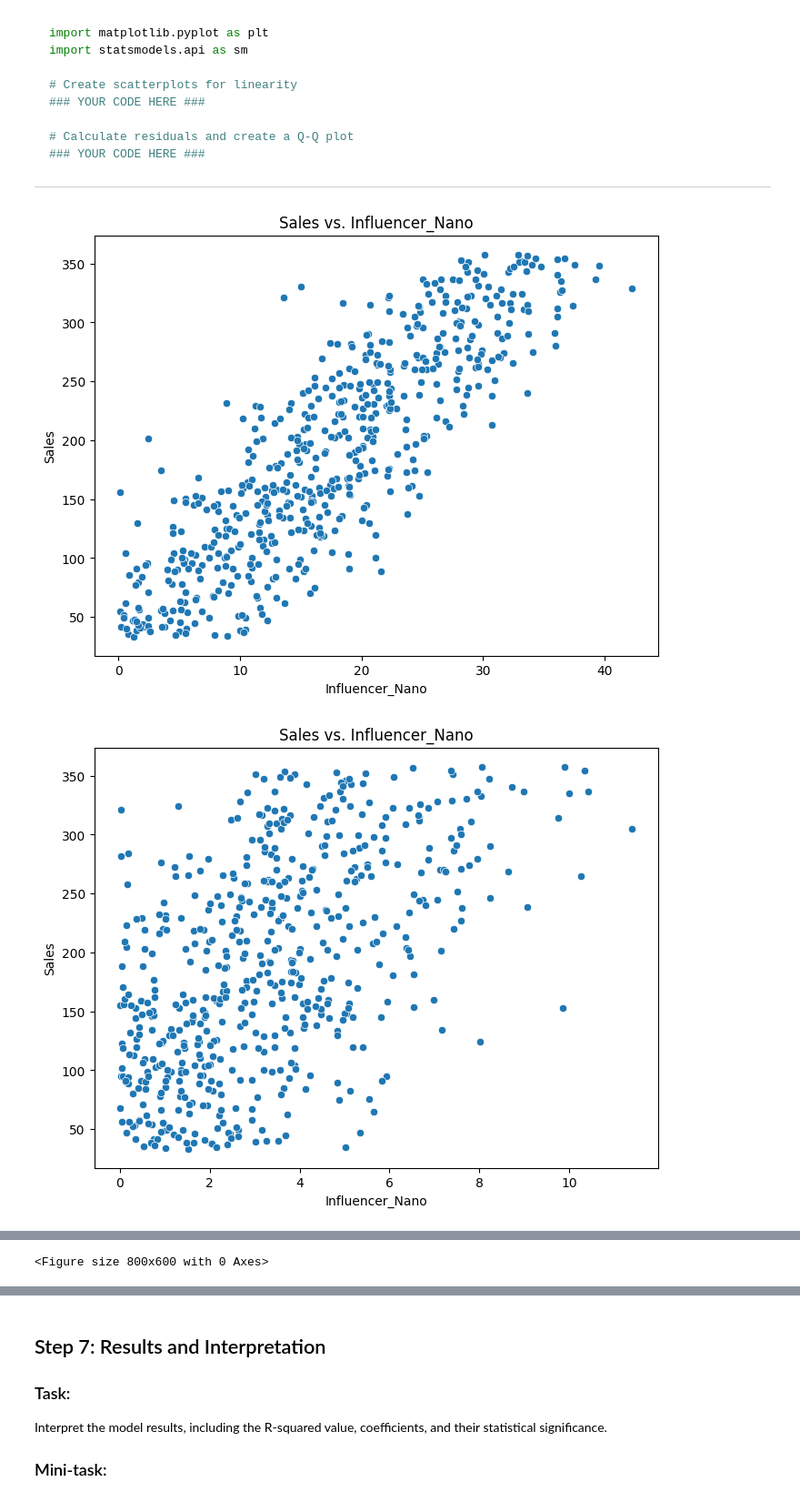
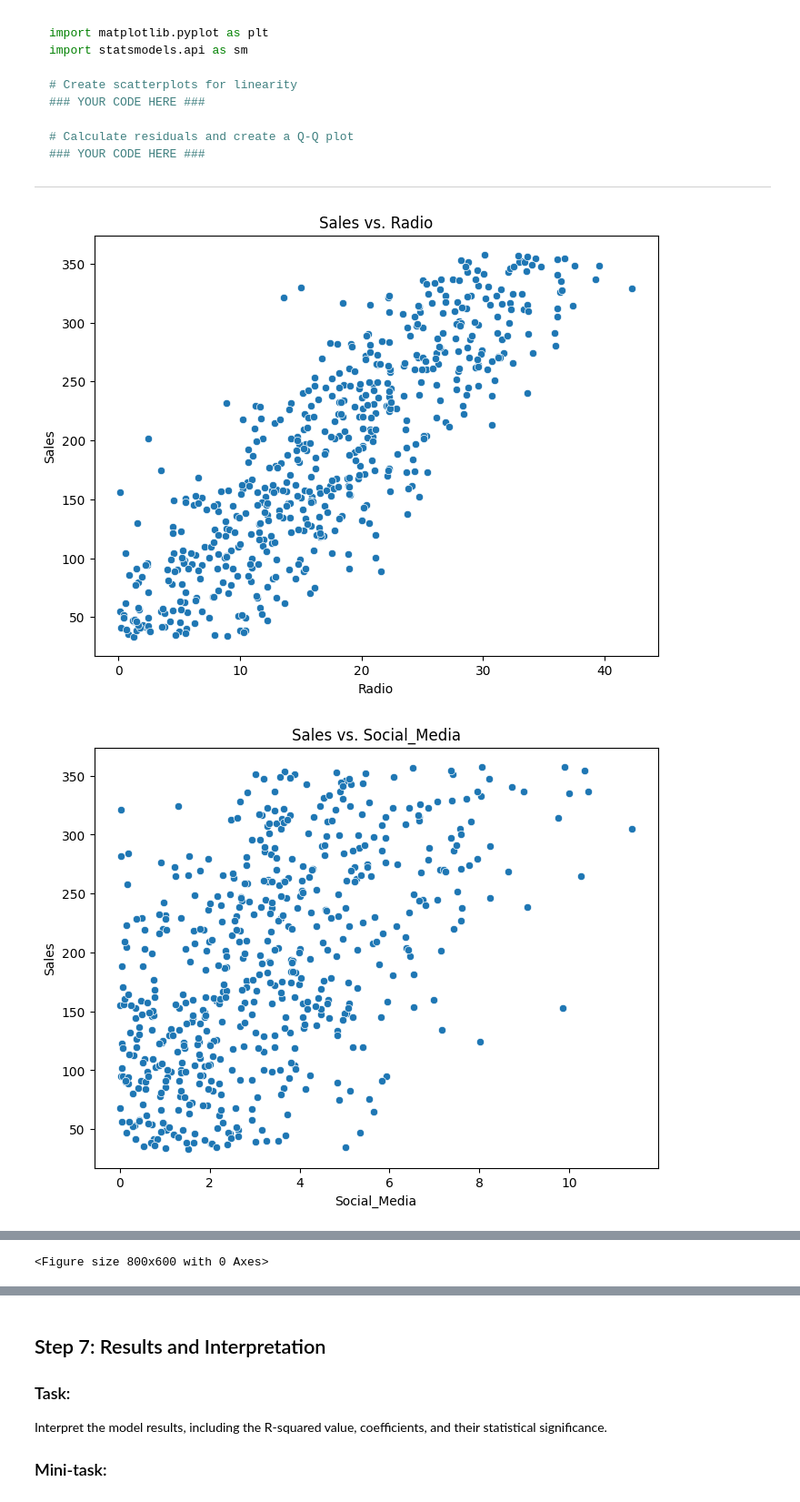
Before and after one commit to Vastro-lorde/3mtt-ai-ml-mini-projects, a Jupyter notebook: assignment/module_1_mini_project.ipynb, the cells around one changed output, grey strips where cells are left out. Shown at 91% size. Drawn from its saved outputs; the diff is of its cells as text; code cells hidden in the pictures.

```diff
--- a/assignment/module_1_mini_project.ipynb
+++ b/assignment/module_1_mini_project.ipynb
@@ -269,27 +269,27 @@ import statsmodels.api as sm
 # %%
 import matplotlib.pyplot as plt
 import statsmodels.api as sm
 import seaborn as sns
 
 # Create scatterplots for linearity by Create scatter plots of each independent variable vs. the dependent variable (Sales)
 for variable in independent_variables:
     plt.figure(figsize=(8, 6))
     sns.scatterplot(x=marketing_sales_cat[variable], y=marketing_sales_cat['Sales'])
-    plt.title(f'Sales vs. {var}')
-    plt.xlabel(var)
+    plt.title(f'Sales vs. {variable}')
+    plt.xlabel(variable)
     plt.ylabel('Sales')
-    plt.savefig(f'sales_vs_{variable}.png')
+    plt.savefig(f'media/module1/sales_vs_{variable}.png')
     plt.show()
 
 # residuals
 residuals = model.resid
 
 # Create a Q-Q plot to check for normality of residuals
 plt.figure(figsize=(8, 6))
 sm.qqplot(residuals, line='s')  # 's' for standardized line
 plt.title('Q-Q Plot of Residuals')
-plt.savefig('qq_plot_residuals.png')
+plt.savefig('media/module1/qq_plot_residuals.png')
 plt.show()
 # %% [output]
-[figure, old version]
+[figure, new version]
-[figure, old version]
+[figure, new version]
```
Also changed, not shown: parts of 3 cells of this notebook, 24 other files.
